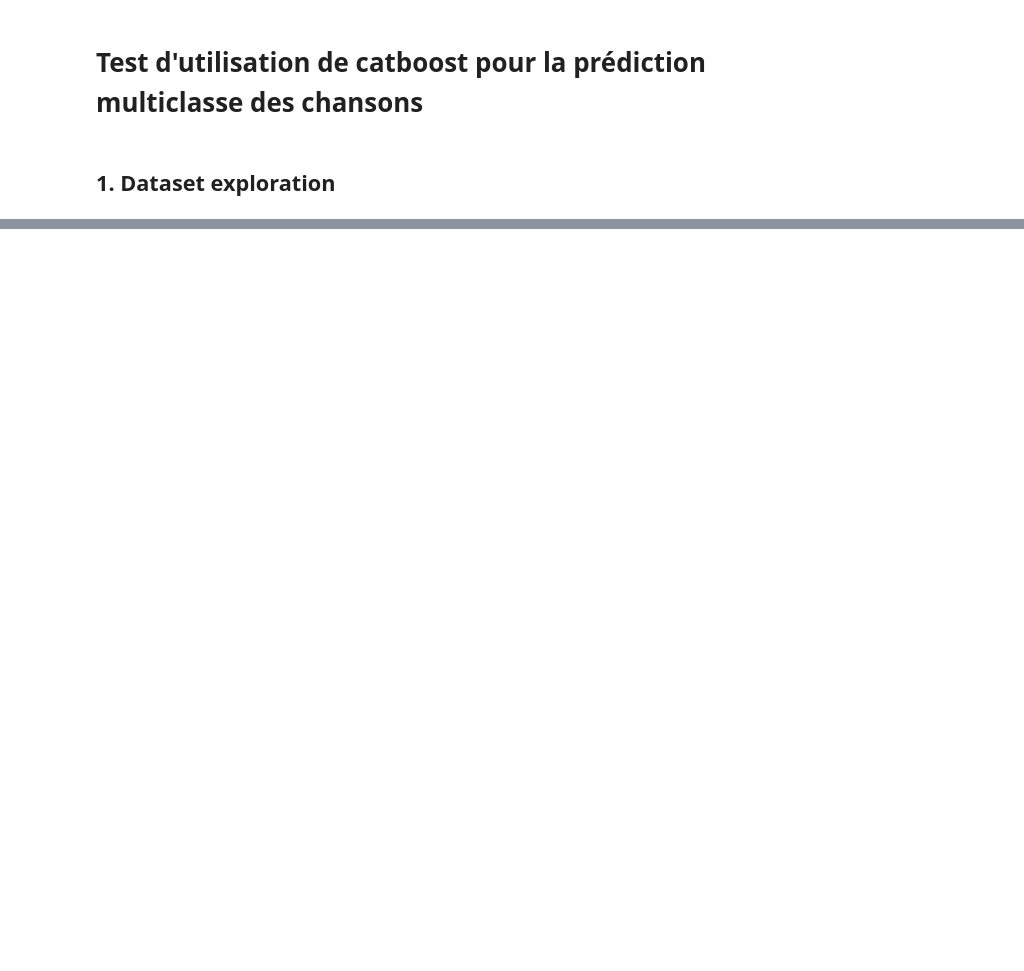
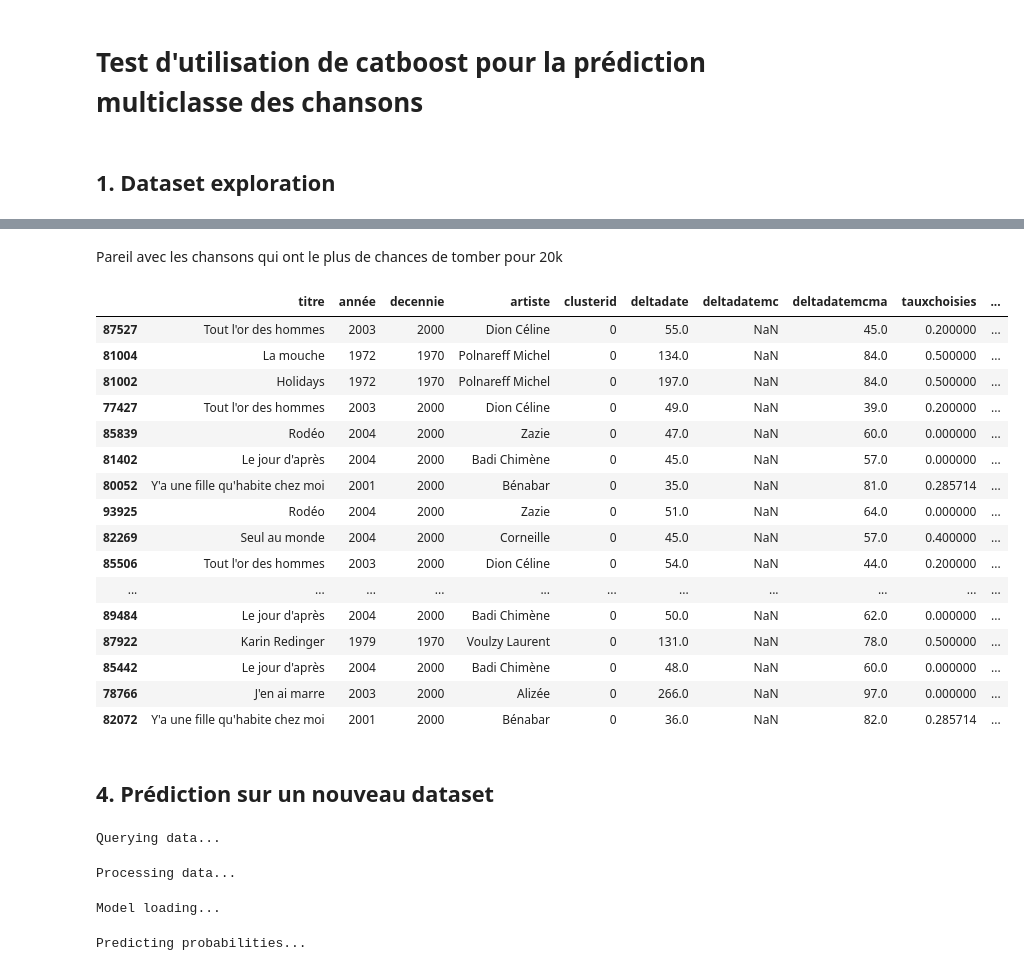
Before and after one commit to ThomasCosyn/code, a Jupyter notebook: ML/catboostExploration.ipynb, the cells around one changed output, grey strips where cells are left out. Drawn from its saved outputs; the diff is of its cells as text; code cells hidden in the pictures; blank space fills up the shorter version.

Commit message:
Prédiction avec catboost

```diff
--- a/ML/catboostExploration.ipynb
+++ b/ML/catboostExploration.ipynb
@@ -40,0 +245,72 @@ dtype: object
+# %% [markdown]
+Pareil avec les chansons qui ont le plus de chances de tomber pour 20k
+# %%
+test_data['proba20k'] = preds_proba[:,-2]
+test_data['probaPassePas'] = preds_proba[:,-1]
+test_data.sort_values(by = 'proba20k', ascending = False)[1:20]
+# %% [output]
+|  | titre | année | decennie | artiste | clusterid | deltadate | deltadatemc | deltadatemcma | tauxchoisies | ... |
+| 87527 | Tout l'or des hommes | 2003 | 2000 | Dion Céline | 0 | 55.0 | NaN | 45.0 | 0.200000 | ... |
+| 81004 | La mouche | 1972 | 1970 | Polnareff Michel | 0 | 134.0 | NaN | 84.0 | 0.500000 | ... |
+| 81002 | Holidays | 1972 | 1970 | Polnareff Michel | 0 | 197.0 | NaN | 84.0 | 0.500000 | ... |
+| 77427 | Tout l'or des hommes | 2003 | 2000 | Dion Céline | 0 | 49.0 | NaN | 39.0 | 0.200000 | ... |
+| 85839 | Rodéo | 2004 | 2000 | Zazie | 0 | 47.0 | NaN | 60.0 | 0.000000 | ... |
+| 81402 | Le jour d'après | 2004 | 2000 | Badi Chimène | 0 | 45.0 | NaN | 57.0 | 0.000000 | ... |
+| 80052 | Y'a une fille qu'habite chez moi | 2001 | 2000 | Bénabar | 0 | 35.0 | NaN | 81.0 | 0.285714 | ... |
+| 93925 | Rodéo | 2004 | 2000 | Zazie | 0 | 51.0 | NaN | 64.0 | 0.000000 | ... |
+| 82269 | Seul au monde | 2004 | 2000 | Corneille | 0 | 45.0 | NaN | 57.0 | 0.400000 | ... |
+| 85506 | Tout l'or des hommes | 2003 | 2000 | Dion Céline | 0 | 54.0 | NaN | 44.0 | 0.200000 | ... |
+| ... | ... | ... | ... | ... | ... | ... | ... | ... | ... | ... |
+| 89484 | Le jour d'après | 2004 | 2000 | Badi Chimène | 0 | 50.0 | NaN | 62.0 | 0.000000 | ... |
+| 87922 | Karin Redinger | 1979 | 1970 | Voulzy Laurent | 0 | 131.0 | NaN | 78.0 | 0.500000 | ... |
+| 85442 | Le jour d'après | 2004 | 2000 | Badi Chimène | 0 | 48.0 | NaN | 60.0 | 0.000000 | ... |
+| 78766 | J'en ai marre | 2003 | 2000 | Alizée | 0 | 266.0 | NaN | 97.0 | 0.000000 | ... |
+| 82072 | Y'a une fille qu'habite chez moi | 2001 | 2000 | Bénabar | 0 | 36.0 | NaN | 82.0 | 0.285714 | ... |
+# %% [markdown]
+## 4. Prédiction sur un nouveau dataset
+# %%
+import util
+dateSimule = "2022-06-25"
+# Requête
+print("Querying data...")
+conn, cur = util.connexion()
+df = pd.read_sql_query(
+    "SELECT * FROM public.\"GenereDatasetClassif\"('{0}', ('{0}'::date - INTERVAL'30 day')::date) WHERE \"année\" <= {1}".format(dateSimule, dateSimule[0:4]), con=conn)
+# %% [output]
+Querying data...
+# %%
+# Data processing
+print("Processing data...")
+df = df.drop(columns=['id', 'Chanson_id'])
+reversed_cat = {'50': 1, '40': 2, '30': 3,
+                '20': 4, '10': 5, 'MC': 6, '20k': 7, None: 8}
+df = df.replace({'categorie': reversed_cat})
+test_labels = df['categorie']
+test_data = df.drop(columns=['categorie'])
+test_pool = Pool(test_data,
+                    test_labels,
+                    cat_features=['titre', 'artiste'])
+# %% [output]
+Processing data...
+# %%
+# Chargement du modèle
+print("Model loading...")
+from_file = CatBoostClassifier()
+model = from_file.load_model("catboostModel.cbm", format="cbm")
+# %% [output]
+Model loading...
+# %%
+# Prédiction
+print("Predicting probabilities...")
+test_data["pred"] = model.predict(test_pool)
+preds_proba = model.predict_proba(test_pool)
+test_data["proba50"] = preds_proba[:,0]
+test_data["proba40"] = preds_proba[:,1]
+test_data["proba30"] = preds_proba[:,2]
+test_data["proba20"] = preds_proba[:,3]
+test_data["proba10"] = preds_proba[:,4]
+test_data["probaMC"] = preds_proba[:,5]
+test_data["proba20k"] = preds_proba[:,6]
+test_data["probaPP"] = preds_proba[:,7]
+# %% [output]
+Predicting probabilities...
```
Also changed, not shown: parts of 28 cells of this notebook, 7 other files.
